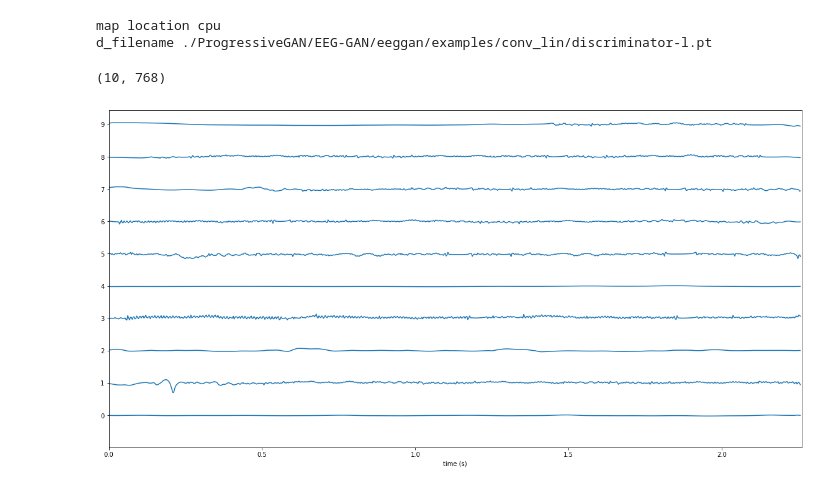
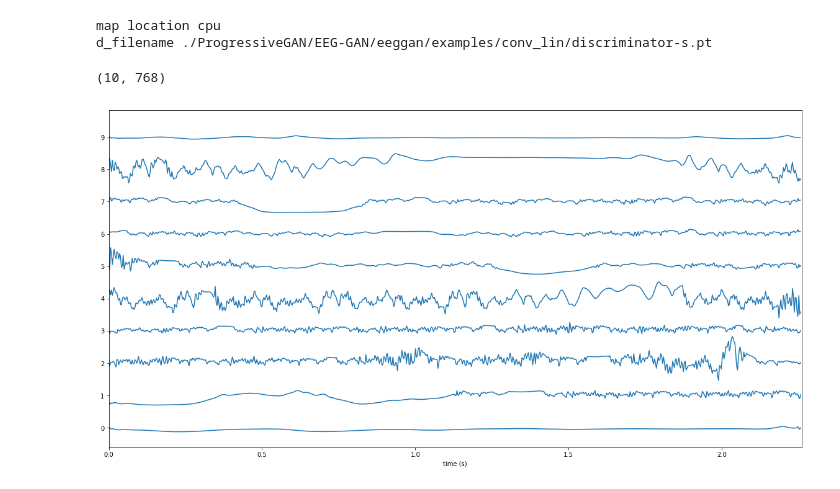
Before and after one commit to DanielLongo/eegML, a Jupyter notebook: viz_samples.ipynb, the cells around one changed output. Cells and saved outputs as stored; diff of their text form; code cells hidden in the pictures.

```diff
--- a/viz_samples.ipynb
+++ b/viz_samples.ipynb
@@ -15,10 +15,10 @@ import stacklineplot
 # %%
 num_samples = 10
 # %%
-samples = generate_readings("-l", num_samples)
+samples = generate_readings("-s", num_samples)
 # %% [output]
 map location cpu
-d_filename ./ProgressiveGAN/EEG-GAN/eeggan/examples/conv_lin/discriminator-l.pt
+d_filename ./ProgressiveGAN/EEG-GAN/eeggan/examples/conv_lin/discriminator-s.pt
 # %%
 samples.shape
 # %% [output]
@@ -26,6 +26,6 @@ samples.shape
 # %%
 num_show = num_samples
 # %%
-stacklineplot.stackplot(samples,seconds=678/300, ylabels=list(range(num_show)), yscale=.3)
+stacklineplot.stackplot(samples,seconds=678/300, ylabels=list(range(num_show)), yscale=1)
 # %% [output]
-[figure, old version]
+[figure, new version]
```
